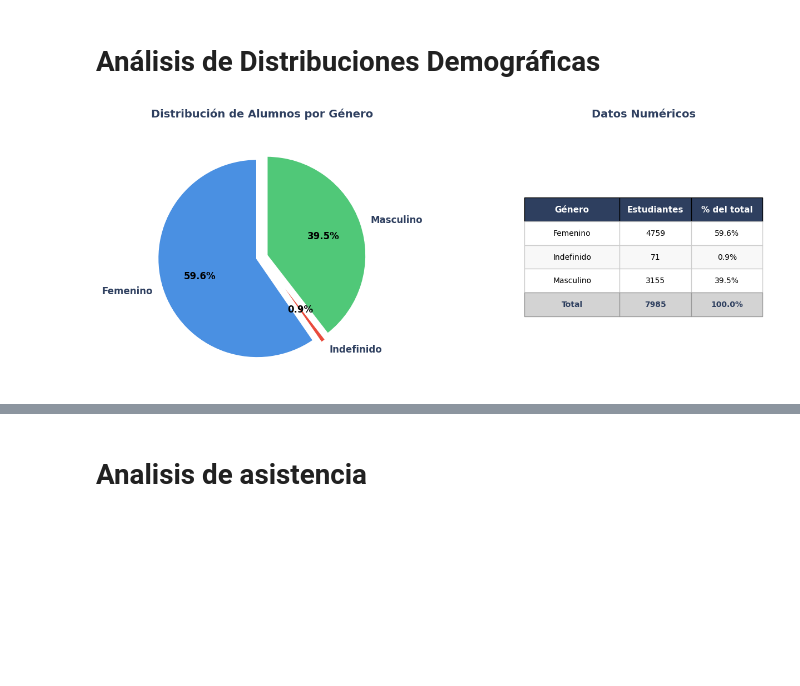
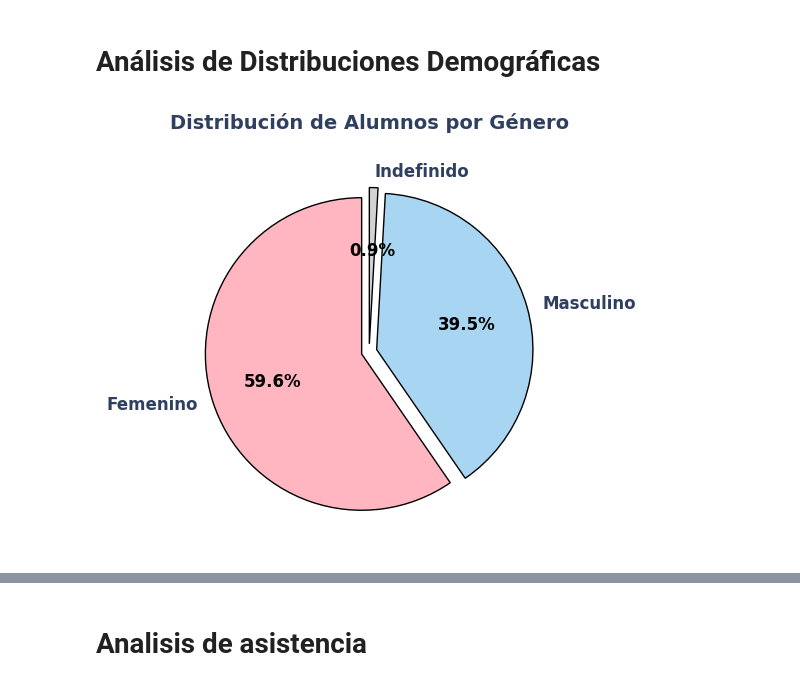
Before and after one commit to Crack-The-Code-Data/Resumen-automatico-de-cierre-de-proyectos, a Jupyter notebook: Notebook.ipynb, the cells around one changed output, grey strips where cells are left out. Drawn from its saved outputs; the diff is of its cells as text; code cells hidden in the pictures; blank space fills up the shorter version.

```diff
--- a/Notebook.ipynb
+++ b/Notebook.ipynb
@@ -666,23 +593,29 @@ if df_alumnos['grado'].nunique()>0:
 # Análisis de Distribuciones Demográficas
 # %%
 # 1. DISTRIBUCIÓN POR GÉNERO
-dist_genero = df_alumnos.groupby('genero')['id'].nunique().reset_index()
+dist_genero = df_alumnos.groupby('genero')['id'].nunique().reset_index().sort_values('id', ascending=False)
 dist_genero.columns = ['Género', 'Estudiantes']
-dist_genero['% del total'] = (dist_genero['Estudiantes'] / dist_genero['Estudiantes'].sum() * 100).round(2)
+dist_genero['% del total'] = (dist_genero['Estudiantes'] / dist_genero['Estudiantes'].sum() * 100).round(1)
+
 
 # Crear figura con dos subplots (gráfico + tabla)
-fig_genero = plt.figure(figsize=(12, 5), constrained_layout=True)
-gs = fig_genero.add_gridspec(1, 2, width_ratios=[1.2, 1], wspace=0.3)
+fig_genero = plt.figure(figsize=(10, 5), constrained_layout=True)
+gs = fig_genero.add_gridspec(1, 2, width_ratios=[1, 1], wspace=0.3)
 
 # --- SUBPLOT 1: Gráfico de Torta ---
 ax_pie = fig_genero.add_subplot(gs[0])
 
 
-# Ajustar colores y explode dinámicamente según la cantidad de categorías
-n_categorias = len(dist_genero)
-colores_palette = ['#4A90E2', '#E94B3C', '#50C878', '#FFB347', '#9B59B6', '#1ABC9C']
-colores = colores_palette[:n_categorias]  # Tomar solo los necesarios
-explode = [0.05] * n_categorias  # Crear lista con 0.05 para cada categoría
+# Mapeo de colores específicos por género
+color_map = {
+    'Masculino': '#A8D5F2',  # Azul pastel
+    'Femenino': '#FFB6C1',   # Rosa pastel
+    'Indefinido': '#D3D3D3'  # Gris
+}
+
+# Asignar colores según el género en el DataFrame
+colores = [color_map.get(genero, '#CCCCCC') for genero in dist_genero['Género']]
+explode = [0.05] * len(dist_genero)  # Crear lista con 0.05 para cada categoría
 
 wedges, texts, autotexts = ax_pie.pie(
     dist_genero['Estudiantes'],
@@ -692,86 +625,35 @@ wedges, texts, autotexts = ax_pie.pie(
     colors=colores,
     explode=explode,
     shadow=False,
     textprops={'fontsize': 11, 'weight': 'bold'},
-    wedgeprops={'edgecolor': 'white', 'linewidth': 2.5, 'antialiased': True}
+    wedgeprops={'edgecolor': 'black', 'linewidth': 1, 'antialiased': True}
 )
 
 # Estilo de los porcentajes (blancos sobre el gráfico)
 for autotext in autotexts:
     autotext.set_color('black')
     autotext.set_fontsize(12)
     autotext.set_weight('bold')
 
 # Estilo de las etiquetas
 for text in texts:
     text.set_fontsize(12)
     text.set_weight('bold')
     text.set_color('#2E3F5F')
 
 ax_pie.set_title('Distribución de Alumnos por Género',
                  fontsize=14, weight='bold', pad=20, color='#2E3F5F')
 
-# --- SUBPLOT 2: Tabla de Datos ---
-ax_table = fig_genero.add_subplot(gs[1])
-ax_table.axis('off')  # Ocultar ejes
-
-# Preparar datos para la tabla
-tabla_data = []
-for idx, row in dist_genero.iterrows():
-    porcentaje = (row['Estudiantes'] / dist_genero['Estudiantes'].sum()) * 100
-    tabla_data.append([row['Género'], row['Estudiantes'], f"{porcentaje:.1f}%"])
-
-# Agregar fila de total
-total = dist_genero['Estudiantes'].sum()
-tabla_data.append(['Total', total, '100.0%'])
-
-# Crear tabla
-tabla = ax_table.table(
-    cellText=tabla_data,
-    colLabels=['Género', 'Estudiantes', '% del total'],
-    cellLoc='center',
-    loc='center',
-    colWidths=[0.4, 0.3, 0.3]
-)
-
-# Estilizar tabla
-tabla.auto_set_font_size(False)
-tabla.set_fontsize(10)
-tabla.scale(1, 2.2)
-
-
-# Estilo del encabezado
-for i in range(3):
-    cell = tabla[(0, i)]
-    cell.set_facecolor('#2E3F5F')
-    cell.set_text_props(weight='bold', color='white', fontsize=11)
-
-# Estilo de las filas de datos (sin contar total)
-for i in range(1, len(tabla_data)):
-    for j in range(3):
-        cell = tabla[(i, j)]
-        cell.set_facecolor('#F8F8F8' if i % 2 == 0 else 'white')
-        cell.set_edgecolor('#CCCCCC')
-
-# Fila de total con estilo especial
-for j in range(3):
-    cell = tabla[(len(tabla_data), j)]
-    cell.set_facecolor('#D3D3D3')
-    cell.set_text_props(weight='bold', fontsize=10, color='#2E3F5F')
-    cell.set_edgecolor('#999999')
-
-ax_table.set_title('Datos Numéricos',
-                   fontsize=14, weight='bold', pad=20, color='#2E3F5F')
 
 plt.show()
 
 biblioteca['genero'] = {
     'name': 'distribucion_por_genero',
     'fig': fig_genero,
     'df': dist_genero
 }
 # %% [output]
-[figure, old version]
+[figure, new version]
 # %%
 # 2. DISTRIBUCIÓN POR RANGO DE EDAD
 def categorizar_edad(edad):
```
Also changed, not shown: parts of 18 cells of this notebook, 1 other file.
